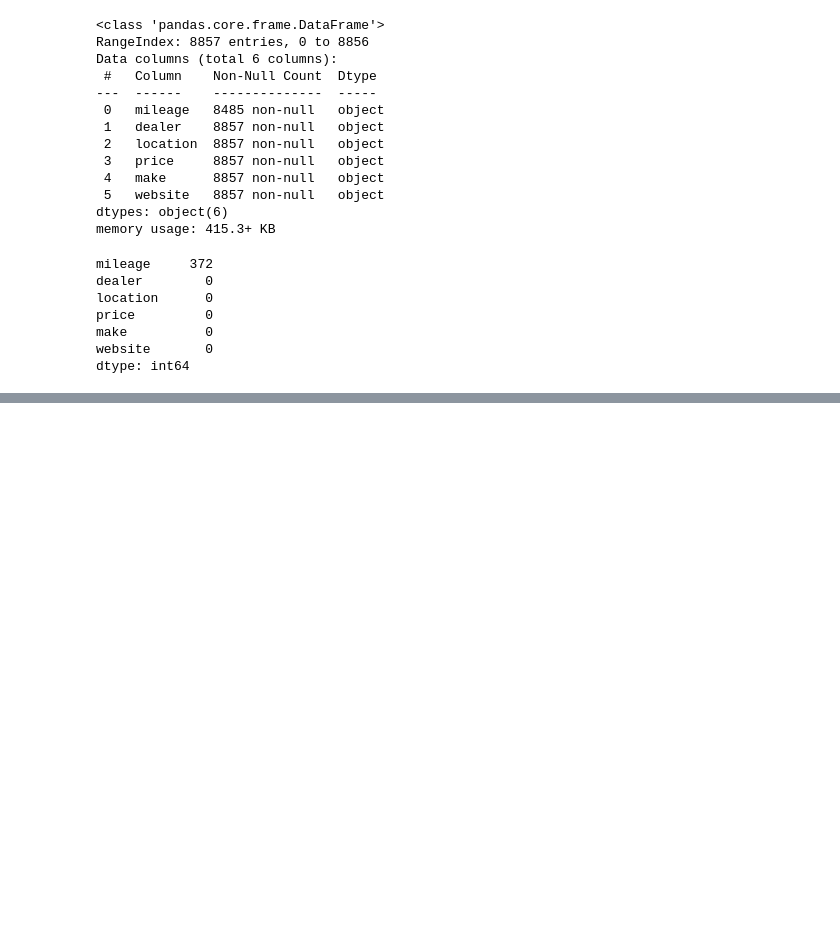
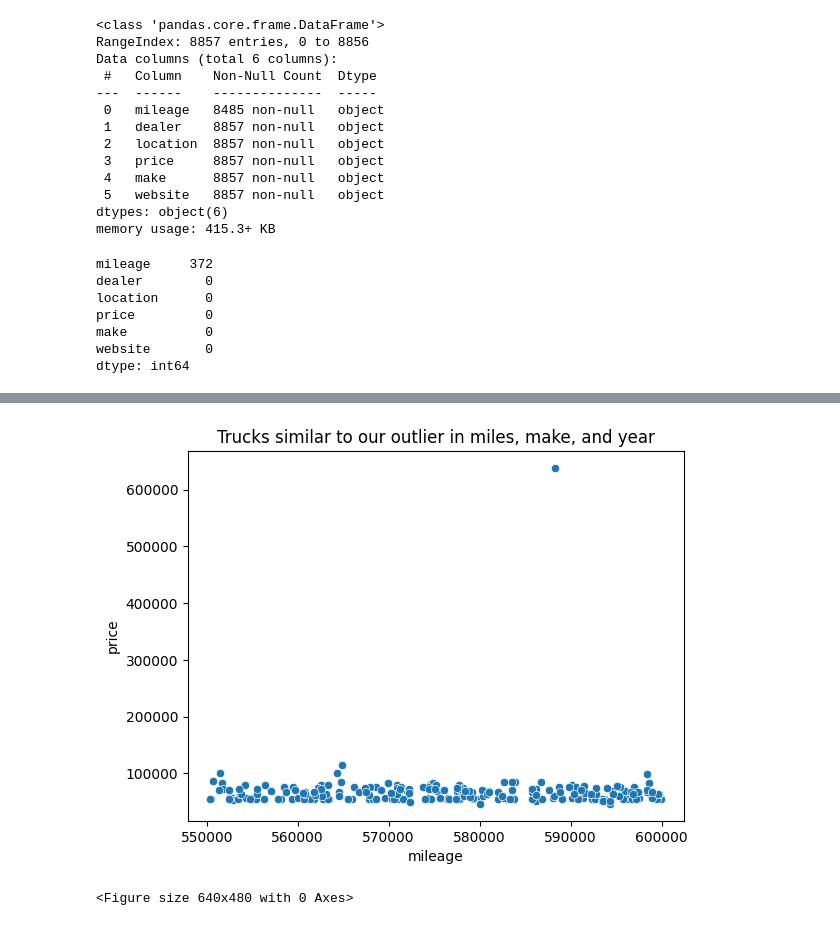
Before and after one commit to dazehead/truck-sales-project, a Jupyter notebook: truck_sale.ipynb, the cells around one changed output, grey strips where cells are left out. Saved outputs shown, nothing was run; the diff lists cells and outputs as text; code cells hidden in the pictures; blank space fills up the shorter version.

```diff
--- a/truck_sale.ipynb
+++ b/truck_sale.ipynb
@@ -140,0 +230,5 @@ plt.show()
+# %%
+#exploring the outlier for high price
+high_price_outlier = data[data['price'] > 500000]
+data_like_outlier = data[(data['year'] == '2018') & (data['make'] == 'Freightliner') & (data['mileage'].between(550000, 600000))]
+high_price_outlier
@@ -140,0 +238,8 @@ plt.show()
+# %%
+sns.scatterplot(data_like_outlier, x='mileage', y='price')
+plt.title('Trucks similar to our outlier in miles, make, and year')
+plt.show()
+plt.clf()
+# %% [output]
+[figure, added]
+<Figure size 640x480 with 0 Axes>
```
Also changed, not shown: parts of 23 cells of this notebook.
